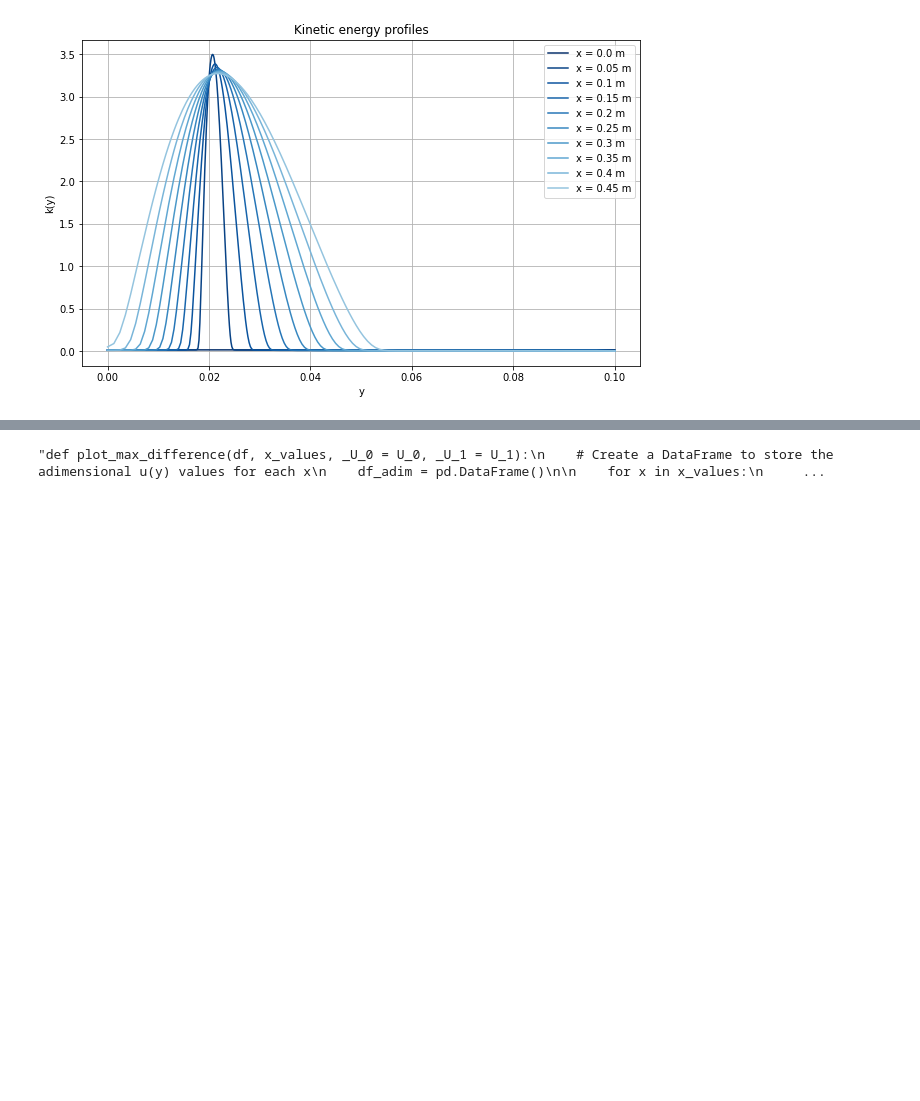
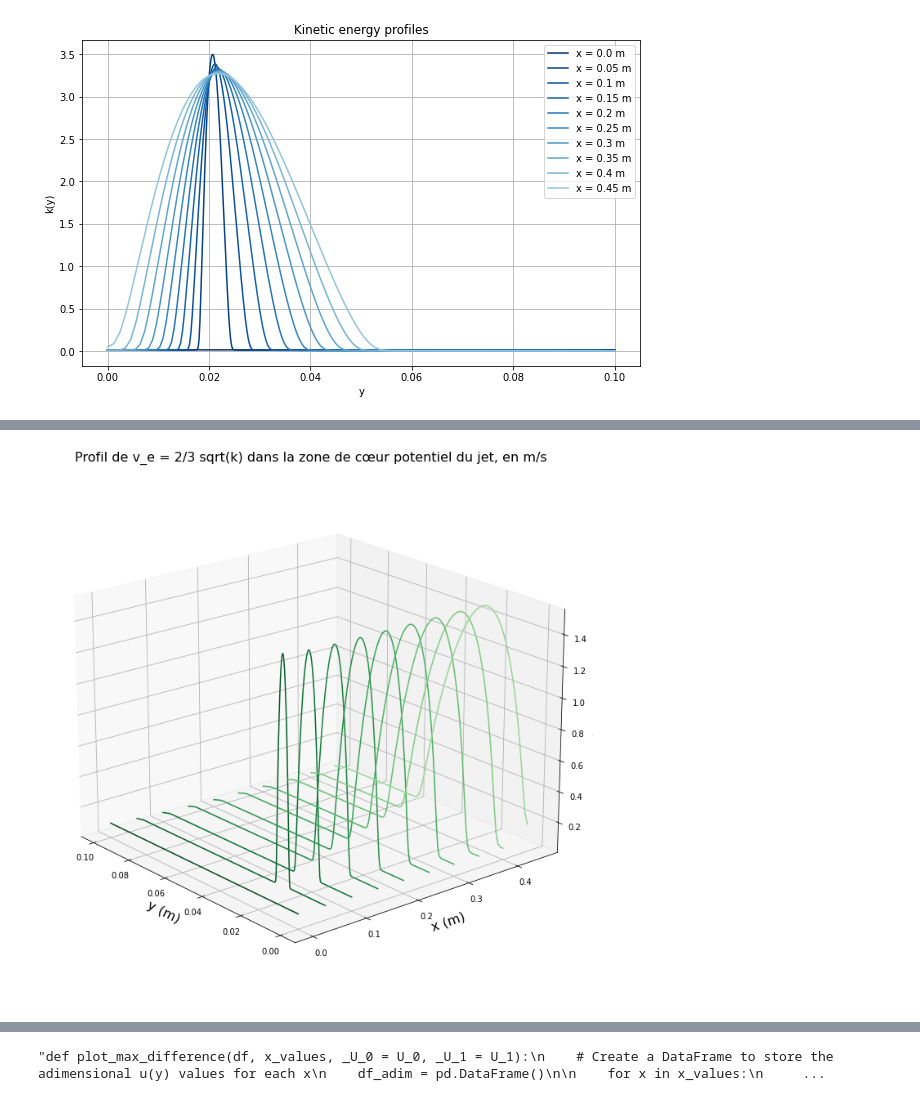
Before and after one commit to mboissiere/turbulence, a Jupyter notebook: main.ipynb, the cells around one changed output, grey strips where cells are left out. Cells and saved outputs as stored; diff of their text form; code cells hidden in the pictures; blank space fills up the shorter version.

```diff
--- a/main.ipynb
+++ b/main.ipynb
@@ -362,0 +400,46 @@ plot_all_adimensional_kinetic_energy(data, x_values_coeur)
+# %%
+from mpl_toolkits.mplot3d import Axes3D
+import matplotlib.cm as cm
+import matplotlib.pyplot as plt
+import numpy as np
+
+def plot_3d_turbulent_velocity(df, x_values):
+    fig = plt.figure(figsize=(16, 12))
+    ax = fig.add_subplot(111, projection='3d')
+
+    # Create a colormap
+    color_map = cm.get_cmap('Greens_r')
+
+    # Normalize x_values to [0, 0.6] for the colormap
+    x_values_norm = [0.6 * x / max(x_values) for x in x_values]
+
+    # Compute v_e for all x_values and find the min and max
+    v_e_values = []
+    for x, x_norm in zip(x_values, x_values_norm):
+        df_x = df[df['x'] == x].copy()
+
+        # Compute v_e
+        df_x['v_e'] = np.sqrt(df_x['k(y)'] / (3/2))
+        v_e_values.extend(df_x['v_e'].tolist())
+
+        # Plot v_e vs y and x with a color from the colormap
+        ax.plot(df_x['y'], [x]*len(df_x), df_x['v_e'], color=color_map(x_norm))
+
+    ax.set_xlabel('y (m)', fontsize = 16)
+    ax.set_ylabel('x (m)', fontsize = 16)
+    ax.set_zlabel('v_e (m/s)')
+    ax.set_title('Profil de v_e = 2/3 sqrt(k) dans la zone de cœur potentiel du jet, en m/s', fontsize = 16)
+
+    # Adjust the viewing angle
+    ax.view_init(elev=20, azim=-40)
+
+    # Invert the x-axis
+    ax.invert_xaxis()
+
+    plt.show()
+
+# Test the function
+x_values_coeur = [x for x in x_values if x < 0.462163]
+plot_3d_turbulent_velocity(data, x_values_coeur)
+# %% [output]
+[figure, added]
```
Also changed, not shown: parts of 7 cells of this notebook, 2 other files.
